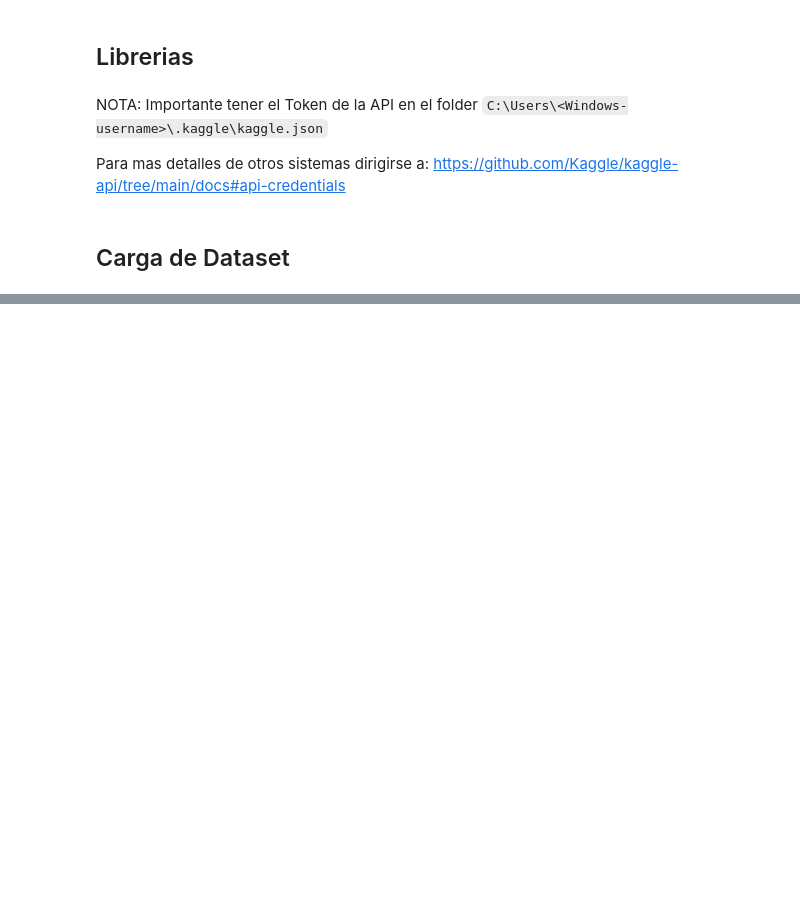
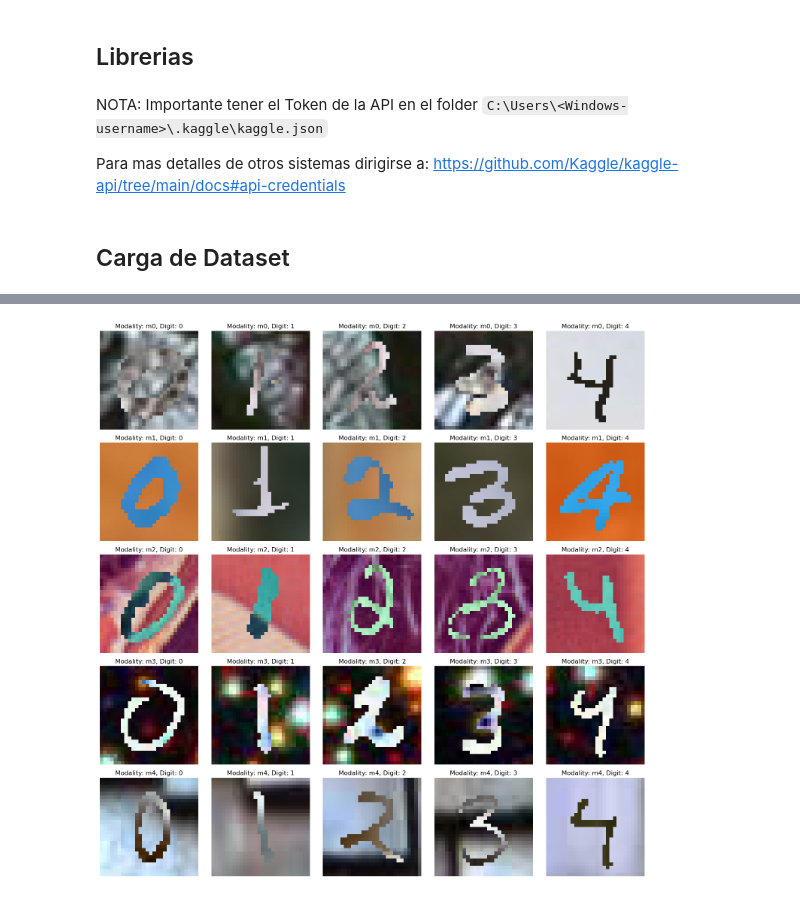
Before and after one commit to LeivaDiego/Lab4-DataScience, a Jupyter notebook: Lab4_CNN.ipynb, the cells around one changed output, grey strips where cells are left out. Cells and saved outputs as stored; diff of their text form; code cells hidden in the pictures; blank space fills up the shorter version.

```diff
--- a/Lab4_CNN.ipynb
+++ b/Lab4_CNN.ipynb
@@ -83,0 +167,28 @@ EXITO: Archivos de PolyMNIST descomprimidos en 'dataset'
+# %%
+def plot_sample_images(df, modalities, digits, n=5):
+    fig, axs = plt.subplots(len(modalities), n, figsize=(n*3, len(modalities)*3))
+
+    for i, modality in enumerate(modalities):
+        for j, digit in enumerate(digits[:n]):
+            # Filtrar las filas que coinciden con la modalidad y el dígito
+            filtered_df = df[(df['Modality'] == modality) & (df['Digit'] == str(digit))]
+
+            if not filtered_df.empty:
+                # Si hay al menos una fila, seleccionamos una muestra
+                sample = filtered_df.sample(1)
+                img = Image.open(sample['Path'].values[0])
+                axs[i, j].imshow(np.array(img), cmap='gray')
+                axs[i, j].axis('off')
+                axs[i, j].set_title(f'Modality: {modality}, Digit: {digit}')
+            else:
+                # Si no hay imágenes, dejamos el subplot vacío
+                axs[i, j].axis('off')
+                axs[i, j].set_title(f'No image for\nModality: {modality}, Digit: {digit}')
+
+    plt.tight_layout()
+    plt.show()
+
+# Mostrar imágenes de las 5 modalidades para los primeros 5 dígitos
+plot_sample_images(train_df, modalities=['m0', 'm1', 'm2', 'm3', 'm4'], digits=range(5))
+# %% [output]
+[figure, added]
```
Also changed, not shown: parts of 7 cells of this notebook.
